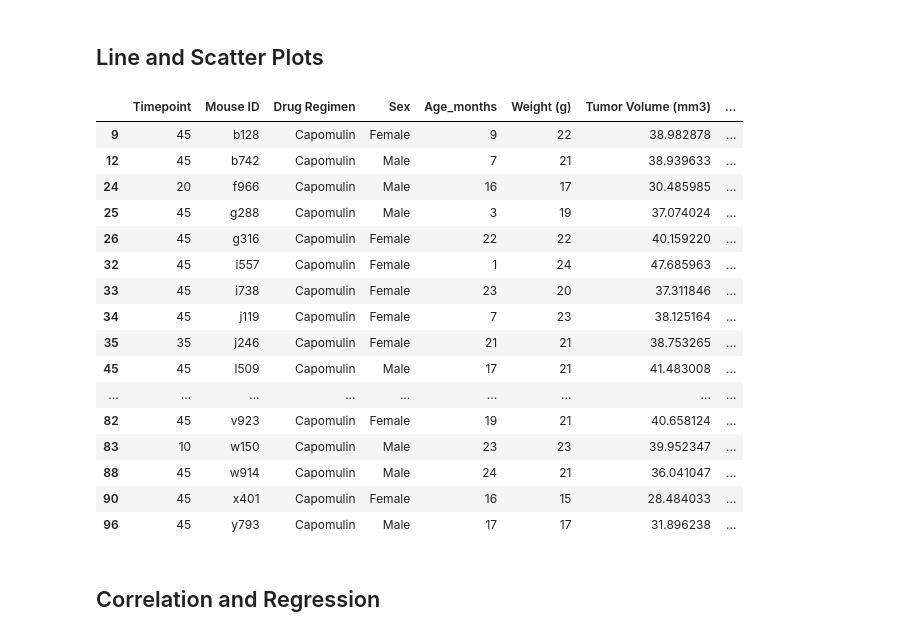
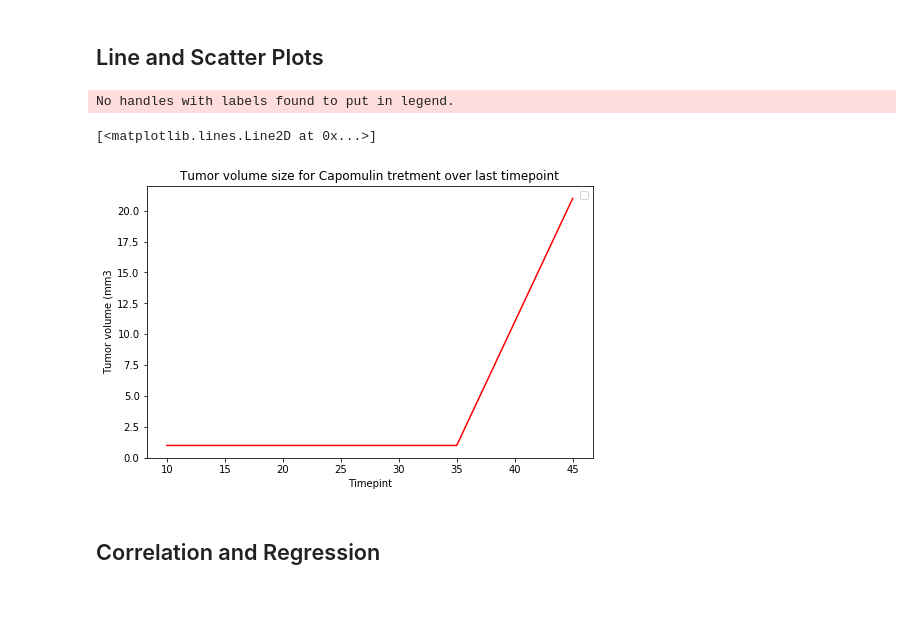
Before and after one commit to HaifaNajdawi/Matplotlib_The_power_of_plot, a Jupyter notebook: Pymaceuticals/pymaceuticals_starter.ipynb, the cells around one changed output. Cells and saved outputs as stored; diff of their text form; code cells hidden in the pictures; blank space fills up the shorter version.

Commit message:
line plot

```diff
--- a/Pymaceuticals/pymaceuticals_starter.ipynb
+++ b/Pymaceuticals/pymaceuticals_starter.ipynb
@@ -272,25 +271,20 @@ plt.show()
 # %%
 # Generate a line plot of tumor volume vs. time point for a mouse treated with Capomulin
 mouse_treated_with_Capomulin=merge_drug_and_max_timepoint.loc[(merge_drug_and_max_timepoint["Drug Regimen"] == "Capomulin")]
-mouse_treated_with_Capomulin
+timepoint_keys = mouse_treated_with_Capomulin.groupby("Timepoint").count()["Tumor Volume (mm3)"]
+plt.figure(figsize=(8,5))
+
+plt.xlabel("Timepint")
+plt.ylabel("Tumor volume (mm3)")
+plt.title("Tumor volume size for Capomulin tretment over last timepoint")
+plt.legend()
+plt.plot(timepoint_keys,color="r",label="Tumor volume size for Capomulin tretment over last timepoint ")
+
+# plt.ylim(np.arange(min(timepoint_keys), max(timepoint_keys)+1, 2.0))
 # %% [output]
-|  | Timepoint | Mouse ID | Drug Regimen | Sex | Age_months | Weight (g) | Tumor Volume (mm3) | ... |
-| 9 | 45 | b128 | Capomulin | Female | 9 | 22 | 38.982878 | ... |
-| 12 | 45 | b742 | Capomulin | Male | 7 | 21 | 38.939633 | ... |
-| 24 | 20 | f966 | Capomulin | Male | 16 | 17 | 30.485985 | ... |
-| 25 | 45 | g288 | Capomulin | Male | 3 | 19 | 37.074024 | ... |
-| 26 | 45 | g316 | Capomulin | Female | 22 | 22 | 40.159220 | ... |
-| 32 | 45 | i557 | Capomulin | Female | 1 | 24 | 47.685963 | ... |
-| 33 | 45 | i738 | Capomulin | Female | 23 | 20 | 37.311846 | ... |
-| 34 | 45 | j119 | Capomulin | Female | 7 | 23 | 38.125164 | ... |
-| 35 | 35 | j246 | Capomulin | Female | 21 | 21 | 38.753265 | ... |
-| 45 | 45 | l509 | Capomulin | Male | 17 | 21 | 41.483008 | ... |
-| ... | ... | ... | ... | ... | ... | ... | ... | ... |
-| 82 | 45 | v923 | Capomulin | Female | 19 | 21 | 40.658124 | ... |
-| 83 | 10 | w150 | Capomulin | Male | 23 | 23 | 39.952347 | ... |
-| 88 | 45 | w914 | Capomulin | Male | 24 | 21 | 36.041047 | ... |
-| 90 | 45 | x401 | Capomulin | Female | 16 | 15 | 28.484033 | ... |
-| 96 | 45 | y793 | Capomulin | Male | 17 | 17 | 31.896238 | ... |
+No handles with labels found to put in legend.
+[<matplotlib.lines.Line2D at 0x...>]
+[figure, added]
 # %%
 # Generate a scatter plot of average tumor volume vs. mouse weight for the Capomulin regimen
 # %% [markdown]
```
Also changed, not shown: parts of 1 cell of this notebook.
